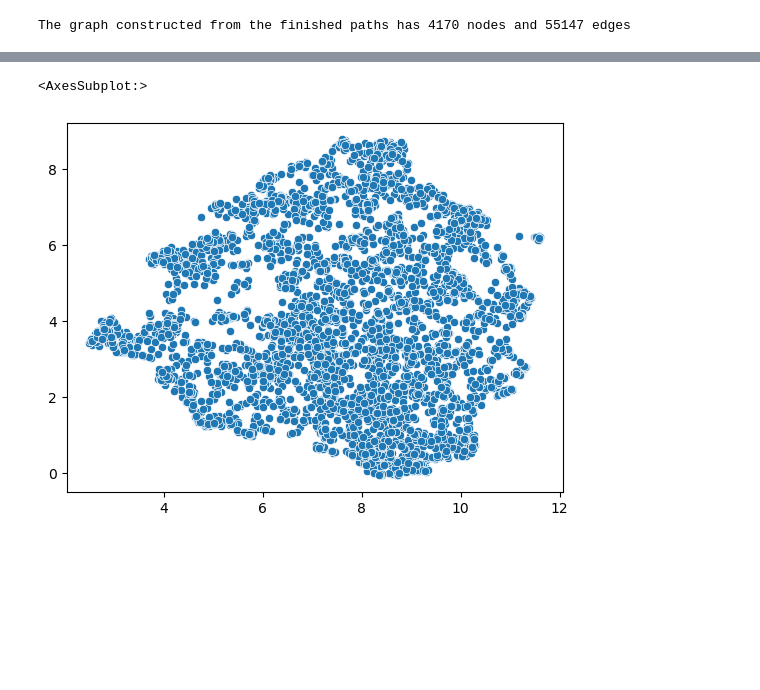
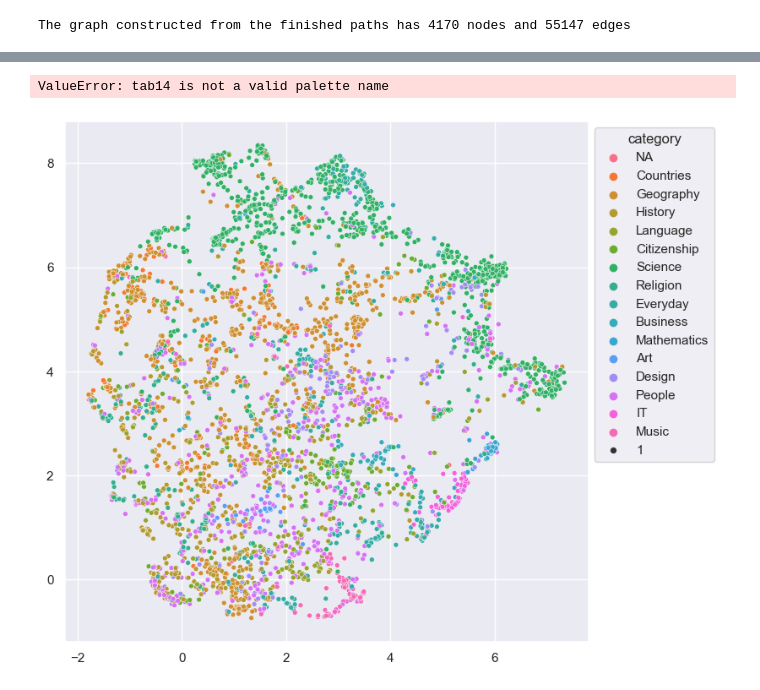
Before and after one commit to epfl-ada/ada-2022-project-deadmaus, a Jupyter notebook: graph_analysis.ipynb, the cells around one changed output, grey strips where cells are left out. Drawn from its saved outputs; the diff is of its cells as text; code cells hidden in the pictures; blank space fills up the shorter version.

Commit message:
add category in umap viz

```diff
--- a/graph_analysis.ipynb
+++ b/graph_analysis.ipynb
@@ -57,8 +57,6 @@ MODEL_PATH_2009 = './models/n2v_2009.model'
 if os.path.isfile(MODEL_PATH_2009):
     model_2009 = gensim.models.word2vec.Word2Vec.load(MODEL_PATH_2009)
 else:
-    n2v_2009 = Node2Vec(graph_2009, dimensions=128, walk_length=4, num_walks=2000, workers=8)
+    n2v_2009 = Node2Vec(graph_2009, dimensions=128, walk_length=10, num_walks=2000, workers=8)
     model_2009 = n2v_2009.fit()
     model_2009.save(MODEL_PATH_2009)
-
-model_2009.wv['Sweden']
@@ -85,8 +65,6 @@ MODEL_PATH_WIKISPEEDIA_PATHS = './models/n2v_wikispeedia_paths.model'
 if os.path.isfile(MODEL_PATH_WIKISPEEDIA_PATHS):
     model_wikispeedia_paths = gensim.models.word2vec.Word2Vec.load(MODEL_PATH_WIKISPEEDIA_PATHS)
 else:
-    n2v_wikispeedia_paths = Node2Vec(graph_wikispeedia_paths, dimensions=128, walk_length=4, num_walks=2000, workers=8)
+    n2v_wikispeedia_paths = Node2Vec(graph_wikispeedia_paths, dimensions=128, walk_length=10, num_walks=2000, workers=8)
     model_wikispeedia_paths = n2v_wikispeedia_paths.fit()
     model_wikispeedia_paths.save(MODEL_PATH_WIKISPEEDIA_PATHS)
-
-model_wikispeedia_paths.wv['Sweden']
@@ -118,0 +71,7 @@ sns.scatterplot(x=embedding_2009[:, 0], y=embedding_2009[:, 1])
+# %%
+wiki_2009_categories = pd.read_csv('./wikispeedia_paths-and-graph/categories.tsv', delim_whitespace=True, names=['article', 'category'], comment='#')
+wiki_2009_categories = wiki_2009_categories.groupby('article').sample(1)
+wiki_2009_categories['category'] = wiki_2009_categories['category'].str.extract(r'subject\.([a-zA-Z]*)')
+wiki_2009_categories = wiki_2009_categories.set_index('article')
+article_2_cat = wiki_2009_categories.to_dict()['category']
+wiki_2009_categories.head()
@@ -119,8 +86,33 @@ sns.scatterplot(x=embedding_2009[:, 0], y=embedding_2009[:, 1])
+# %%
+reducer = umap.UMAP()
+embedding_2009 = reducer.fit_transform(model_2009.wv.get_normed_vectors())
+
+cat = []
+for k in model_2009.wv.key_to_index.keys():
+    if k in article_2_cat:
+        cat.append(article_2_cat[k])
+    else:
+        cat.append("NA")
+
+palette = {k:v for (k, v) in zip(set(cat), sns.color_palette('tab20'))}
+
+sns.set(rc={'figure.figsize':(8,8)})
+ax = sns.scatterplot(x=embedding_2009[:, 0], y=embedding_2009[:, 1], size=1, data=pd.DataFrame({'category':cat}), hue='category', palette=palette)
+sns.move_legend(ax, "upper left", bbox_to_anchor=(1, 1))
+# %% [output]
+ValueError: tab14 is not a valid palette name
 # %%
 reducer = umap.UMAP()
 embedding_wikispeedia_paths = reducer.fit_transform(model_wikispeedia_paths.wv.get_normed_vectors())
-embedding_wikispeedia_paths.shape
-sns.scatterplot(x=embedding_wikispeedia_paths[:, 0], y=embedding_wikispeedia_paths[:, 1])
+
+cat = []
+for k in model_wikispeedia_paths.wv.key_to_index.keys():
+    if k in article_2_cat:
+        cat.append(article_2_cat[k])
+    else:
+        cat.append("NA")
+
+ax = sns.scatterplot(x=embedding_wikispeedia_paths[:, 0], y=embedding_wikispeedia_paths[:, 1], size=1, data=pd.DataFrame({'category':cat}), hue='category')
+sns.move_legend(ax, "upper left", bbox_to_anchor=(1, 1))
 # %% [output]
-<AxesSubplot:>
-[figure, old version]
+[figure, new version]
```
Also changed, not shown: parts of 4 cells of this notebook.
